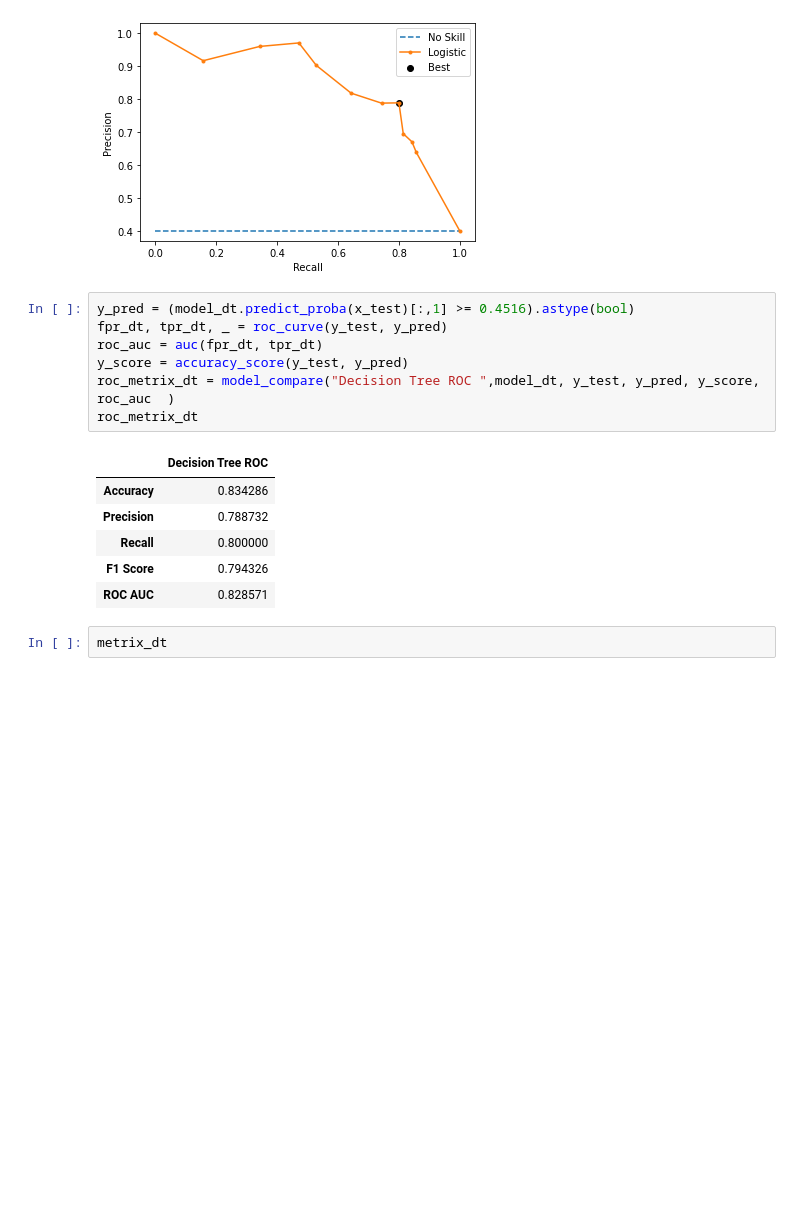
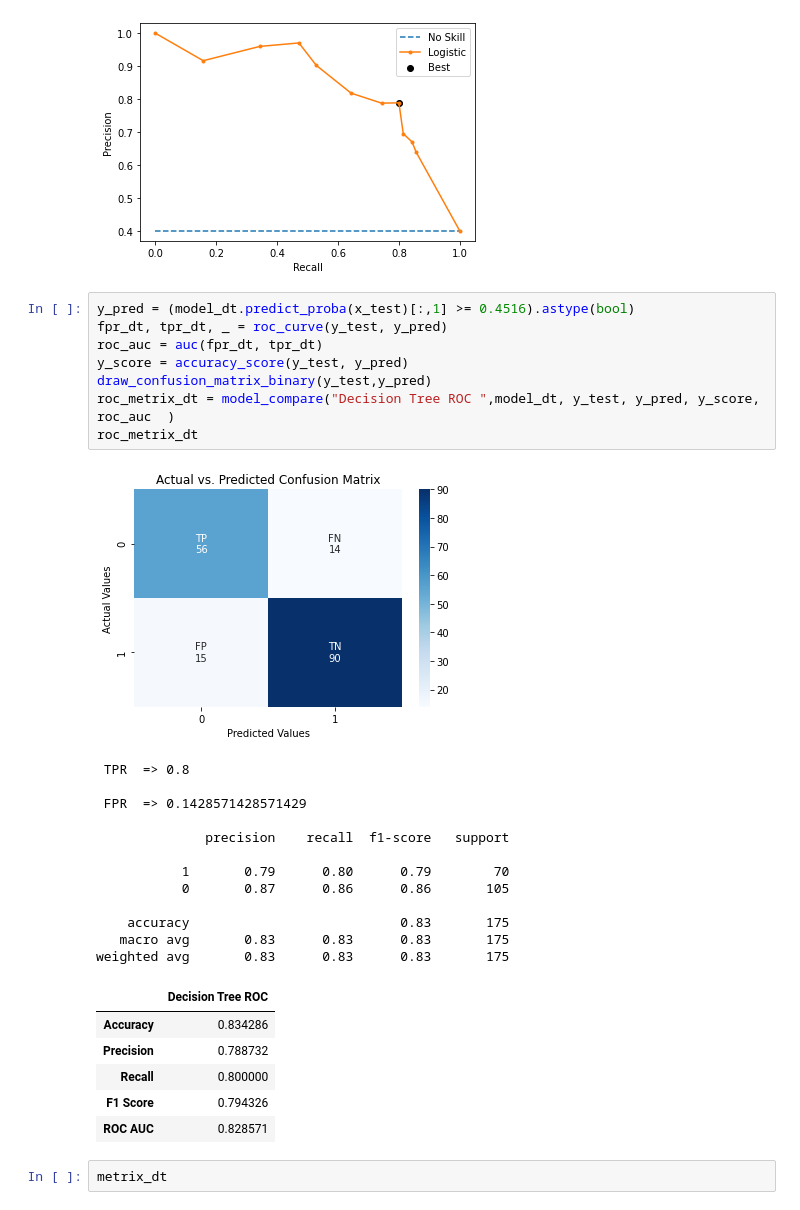
Before and after one commit to melwinmpk/python_datascience, a Jupyter notebook: TitanicDataSet_training/Main Note book/Modeling_ROCAUC.ipynb, the cells around one changed output. Drawn from its saved outputs; the diff is of its cells as text; blank space fills up the shorter version.

```diff
--- a/TitanicDataSet_training/Main Note book/Modeling_ROCAUC.ipynb
+++ b/TitanicDataSet_training/Main Note book/Modeling_ROCAUC.ipynb
@@ -148,11 +183,25 @@ Best Threshold=0.451613, F-Score=0.794
 # %%
 y_pred = (model_dt.predict_proba(x_test)[:,1] >= 0.4516).astype(bool)
 fpr_dt, tpr_dt, _ = roc_curve(y_test, y_pred)
 roc_auc = auc(fpr_dt, tpr_dt)
 y_score = accuracy_score(y_test, y_pred)
+draw_confusion_matrix_binary(y_test,y_pred)
 roc_metrix_dt = model_compare("Decision Tree ROC ",model_dt, y_test, y_pred, y_score, roc_auc  )
 roc_metrix_dt
 # %% [output]
+[figure, added]
+ TPR  => 0.8
+
+ FPR  => 0.1428571428571429
+
+              precision    recall  f1-score   support
+
+           1       0.79      0.80      0.79        70
+           0       0.87      0.86      0.86       105
+
+    accuracy                           0.83       175
+   macro avg       0.83      0.83      0.83       175
+weighted avg       0.83      0.83      0.83       175
 |  | Decision Tree ROC |
 | Accuracy | 0.834286 |
 | Precision | 0.788732 |
```
Also changed, not shown: parts of 6 cells of this notebook, 2 other files.
